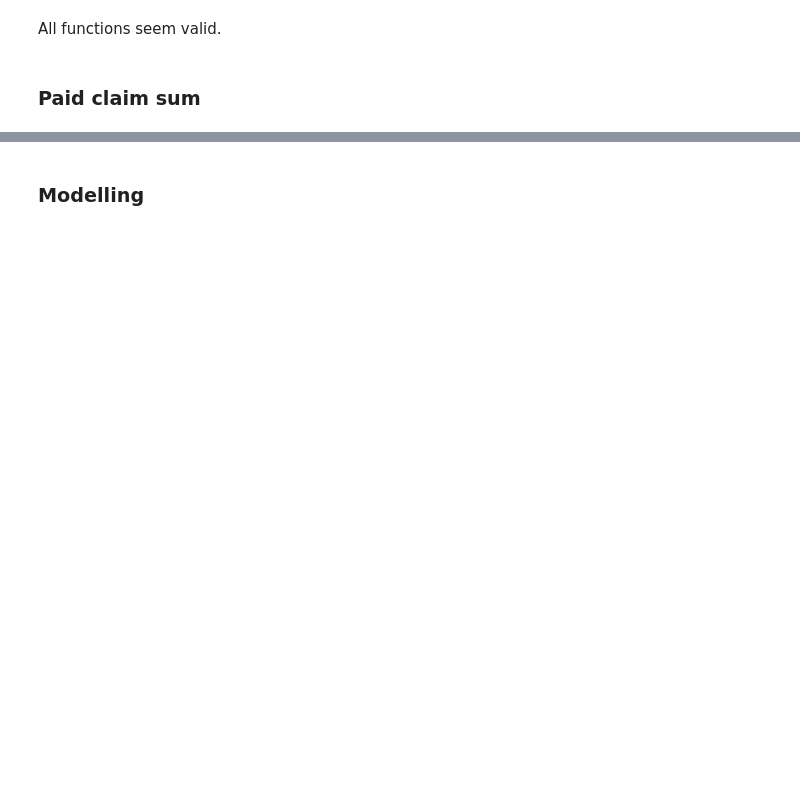
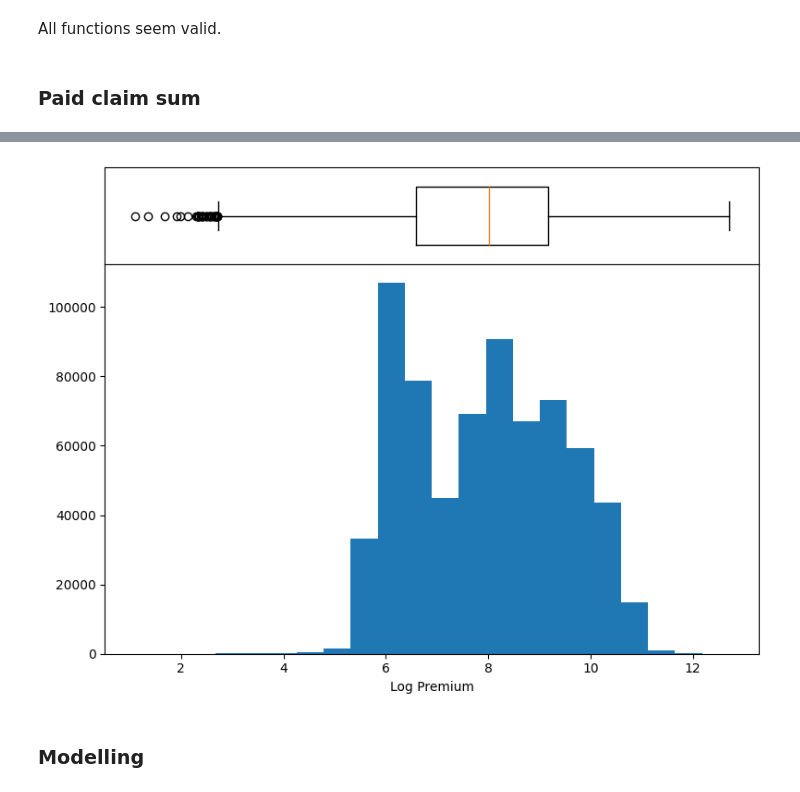
Before and after one commit to Mykolazaz/ethiopian-insurance-premiums, a Jupyter notebook: Basics.ipynb, the cells around one changed output, grey strips where cells are left out. Saved outputs shown, nothing was run; the diff lists cells and outputs as text; code cells hidden in the pictures; blank space fills up the shorter version.

```diff
--- a/Basics.ipynb
+++ b/Basics.ipynb
@@ -591,3 +626,20 @@ The payout values seem realistic because they are in Ethiopian birr.
+# %%
+log_premiums = np.log(insurance_data["PREMIUM"])
+
+fig, axes = plt.subplots(2, 1, figsize=(8, 6), gridspec_kw={'height_ratios': [1, 4]})
+
+axes[0].boxplot(log_premiums, vert=False, widths=0.6)
+axes[0].set_xticks([])
+axes[0].set_yticks([])
+
+axes[1].hist(log_premiums, bins=22)
+axes[1].set_xlabel('Log Premium')
+
+plt.tight_layout(h_pad=0)
+
+plt.show()
+# %% [output]
+[figure, added]
 # %% [markdown]
 ### Modelling
 # %%
```
Also changed, not shown: parts of 42 cells of this notebook.
